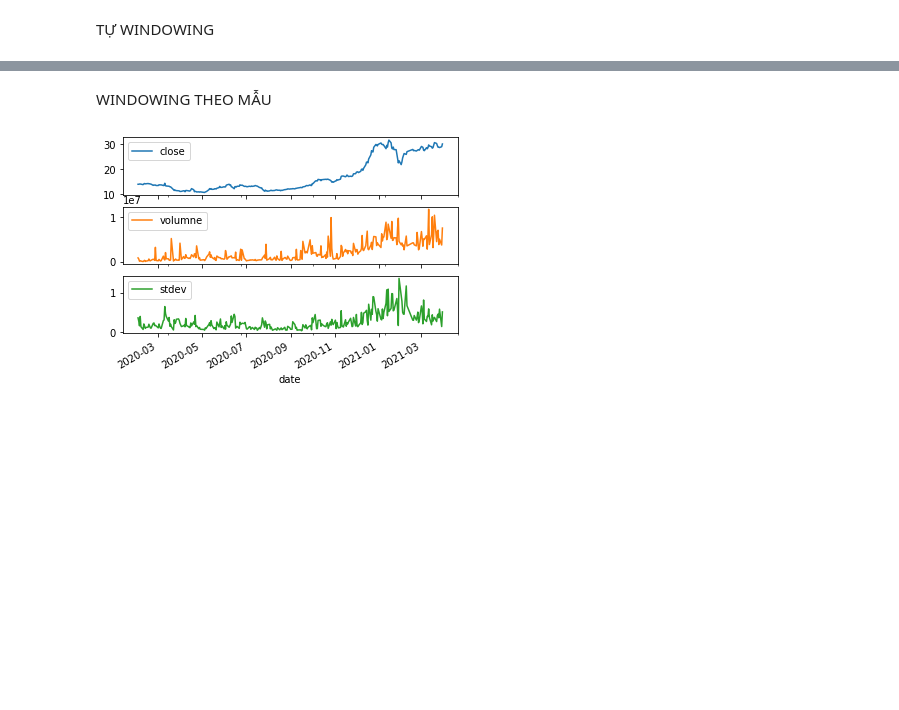
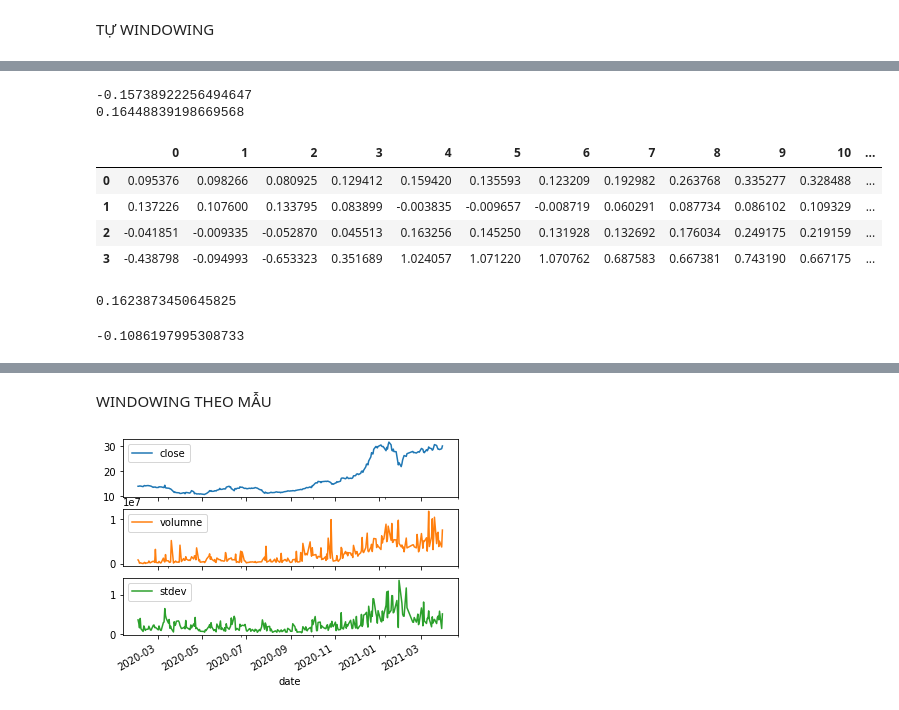
Before and after one commit to quanvu0996/compet, a Jupyter notebook: Test_API_VNQuant.ipynb, the cells around one changed output, grey strips where cells are left out. Drawn from its saved outputs; the diff is of its cells as text; code cells hidden in the pictures; blank space fills up the shorter version.

```diff
--- a/Test_API_VNQuant.ipynb
+++ b/Test_API_VNQuant.ipynb
@@ -133,0 +153,17 @@ pd.concat([y1, y2])
+# %%
+# Valid set evaluation
+y_true = valid_df[label]
+y_pred = model.predict( valid_df[cols_ft] )
+
+print(r2_score(y_true, y_pred))
+mae = np.mean( np.abs(y_pred - y_true) )
+print(mae)
+pd.DataFrame([np.array(y_true), y_pred, y_true - y_pred, (y_true - y_pred)/y_true])
+# %% [output]
+-0.15738922256494647
+0.16448839198669568
+|  | 0 | 1 | 2 | 3 | 4 | 5 | 6 | 7 | 8 | 9 | 10 | ... |
+| 0 | 0.095376 | 0.098266 | 0.080925 | 0.129412 | 0.159420 | 0.135593 | 0.123209 | 0.192982 | 0.263768 | 0.335277 | 0.328488 | ... |
+| 1 | 0.137226 | 0.107600 | 0.133795 | 0.083899 | -0.003835 | -0.009657 | -0.008719 | 0.060291 | 0.087734 | 0.086102 | 0.109329 | ... |
+| 2 | -0.041851 | -0.009335 | -0.052870 | 0.045513 | 0.163256 | 0.145250 | 0.131928 | 0.132692 | 0.176034 | 0.249175 | 0.219159 | ... |
+| 3 | -0.438798 | -0.094993 | -0.653323 | 0.351689 | 1.024057 | 1.071220 | 1.070762 | 0.687583 | 0.667381 | 0.743190 | 0.667175 | ... |
@@ -133,0 +174,9 @@ pd.concat([y1, y2])
+# %%
+mae = np.mean( np.abs(y_pred - y_true) )
+print(mae)
+# %% [output]
+0.1623873450645825
+# %%
+print(r2_score(y_true, y_pred))
+# %% [output]
+-0.1086197995308733
```
Also changed, not shown: parts of 22 cells of this notebook.
